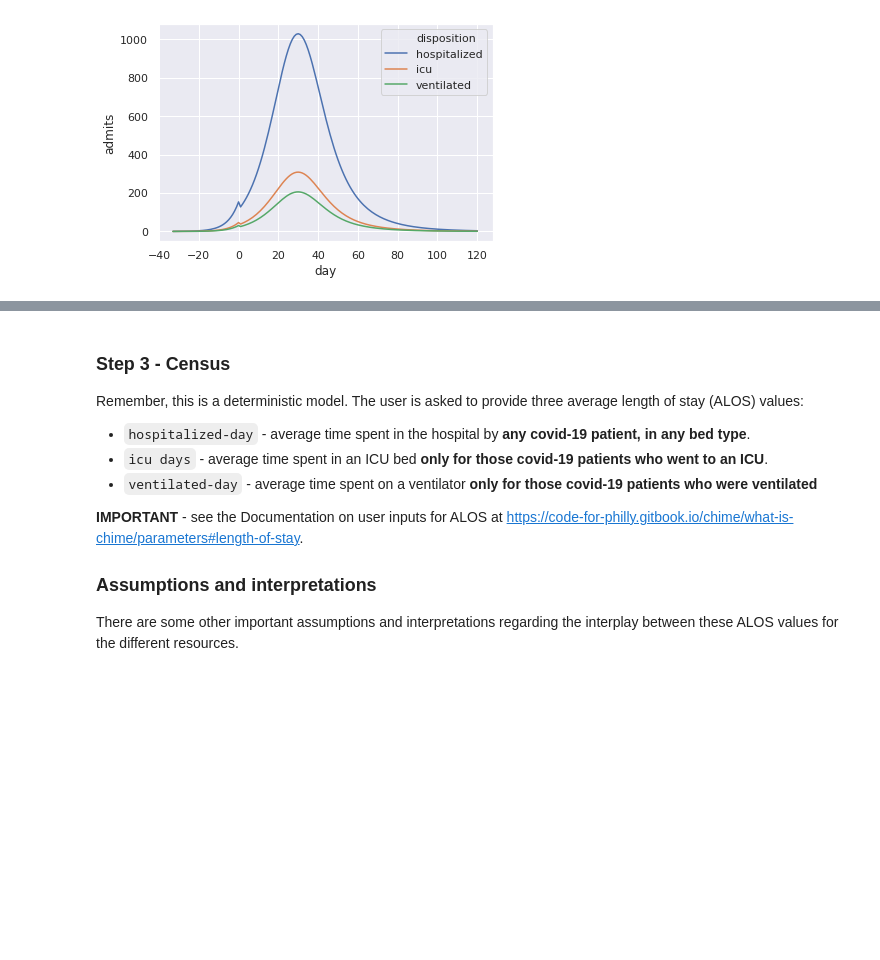
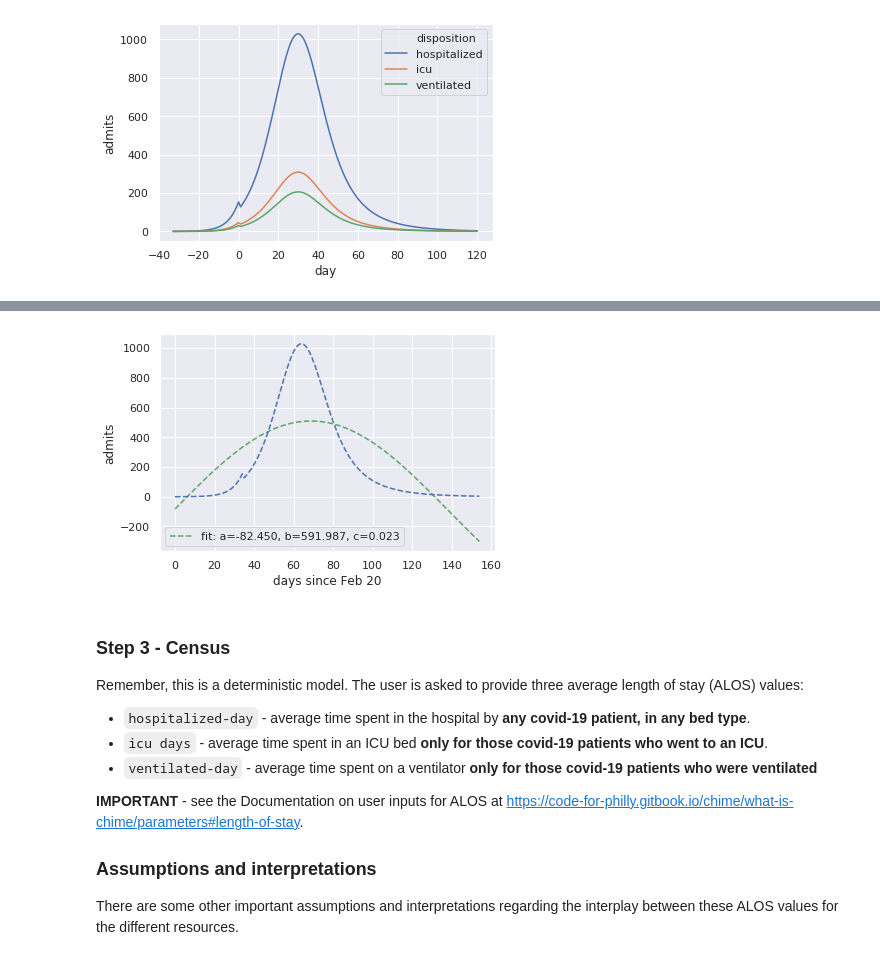
Before and after one commit to misken/c19, a Jupyter notebook: mychime/modeling/chime_flow_resources_p2.ipynb, the cells around one changed output, grey strips where cells are left out. Cells and saved outputs as stored; diff of their text form; code cells hidden in the pictures; blank space fills up the shorter version.

```diff
--- a/mychime/modeling/chime_flow_resources_p2.ipynb
+++ b/mychime/modeling/chime_flow_resources_p2.ipynb
@@ -363,0 +249,4 @@ Well, that was easy. On to census.
+# %%
+# Function to fit
+def func(x, a, b, c):
+     return a + b * np.sin(c * x)
@@ -364,3 +258,13 @@ Well, that was easy. On to census.
+# %%
+plt.plot(x, func(x, *popt), 'g--',
+         label='fit: a={:5.3f}, b={:5.3f}, c={:5.3f}'.format(*popt))
+plt.plot(x, y_act, 'b--')
+plt.xlabel('days since Feb 20')
+plt.ylabel('admits')
+plt.legend()
+plt.show()
+# %% [output]
+[figure, added]
 # %% [markdown]
 ### Step 3 - Census
 Remember, this is a deterministic model. The user is asked to provide three average length of stay (ALOS) values:
```
Also changed, not shown: parts of 60 cells of this notebook, 1 other file.
